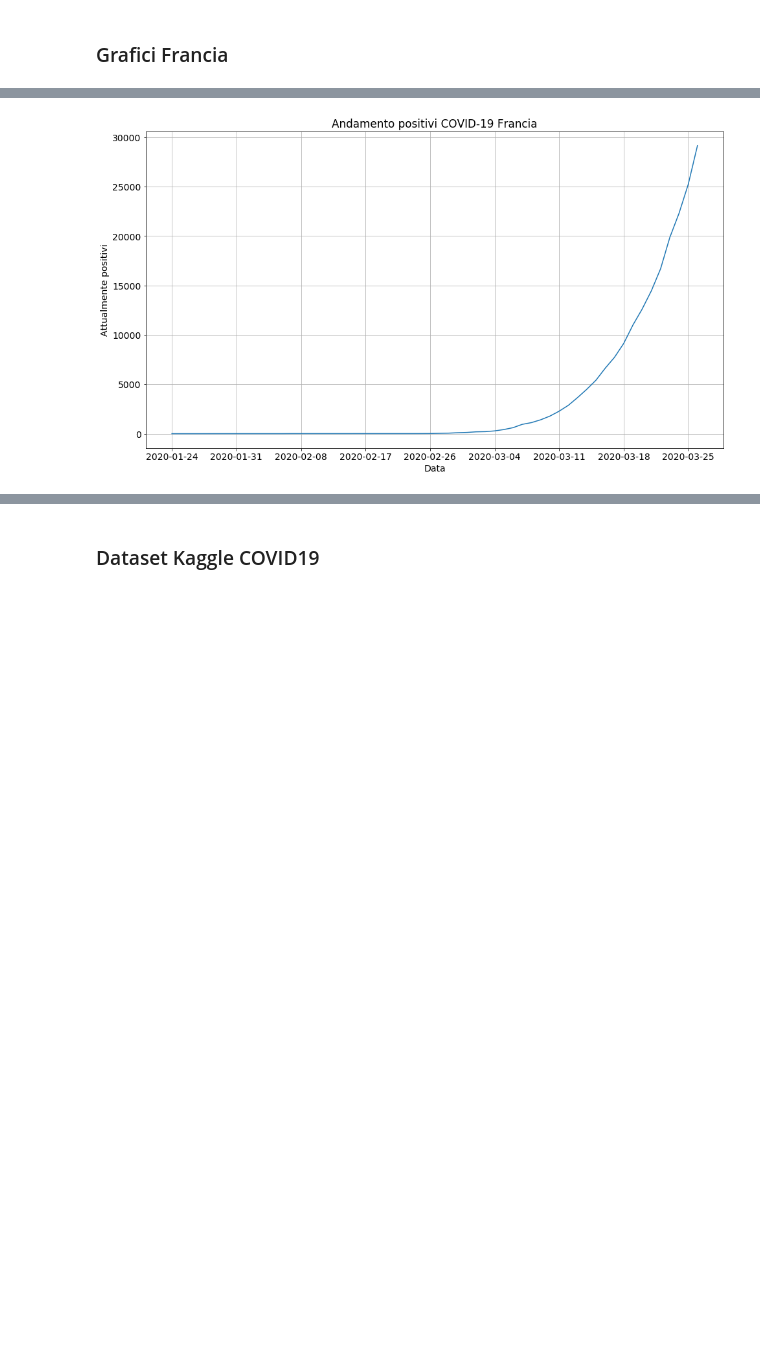
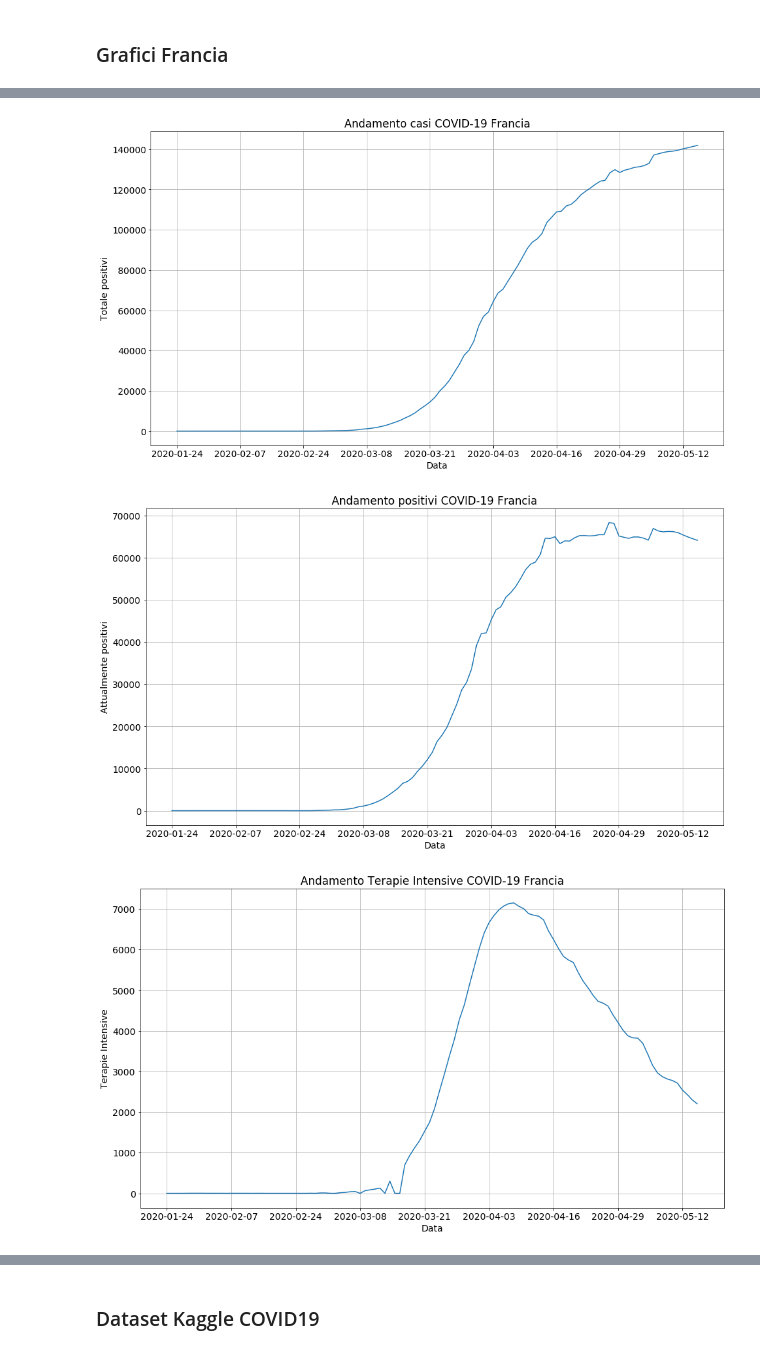
Before and after one commit to SimoneBottoni/laughing-robot, a Jupyter notebook: Totale.ipynb, the cells around one changed output, grey strips where cells are left out. Cells and saved outputs as stored; diff of their text form; code cells hidden in the pictures; blank space fills up the shorter version.

```diff
--- a/Totale.ipynb
+++ b/Totale.ipynb
@@ -540,21 +542,52 @@ Con questo primo grafico andiamo a visualizzare la crescita esponenziale del num
 # %%
 franceDataset = pd.read_csv("Datasets/Francia/france_clean.csv")
 
 #Recupero la lista delle date presenti per la nazione (X axis)
 date = franceDataset[franceDataset["maille_nom"] == "France"]["date"].tolist()
 
-#Recupero il numero dei casi positivi per giorno per la nazione (Y axis)
+#Recupero il numero dei casi totali positivi per giorno per la nazione (Y axis)
 numeroPositivi = franceDataset[franceDataset["maille_nom"] == "France"]["cas_confirmes"].tolist()
 
 #Creo il grafico e lo customizzo
 fig, ax = plt.subplots(figsize=(16,9))
 ax.plot(date, numeroPositivi)
-ax.set(xlabel = 'Data', ylabel = 'Attualmente positivi', title = 'Andamento positivi COVID-19 Francia')
-ax.xaxis.set_major_locator(MultipleLocator(7))
+ax.set(xlabel = 'Data', ylabel = 'Totale positivi', title = 'Andamento casi COVID-19 Francia')
+ax.xaxis.set_major_locator(MultipleLocator(13))
 ax.grid()
 
 #Mostro il grafico
 plt.show()
+
+
+#Recupero il numero dei casi attualmente positivi per giorno per la nazione (Y axis)
+francePos = franceDataset[franceDataset["maille_nom"] == "France"].copy()
+francePos["attualmente_positivi"] = francePos["cas_confirmes"]-francePos["deces"]-francePos["gueris"]
+
+numeroPositivi = francePos["attualmente_positivi"].tolist()
+#Creo il grafico e lo customizzo
+fig, ax = plt.subplots(figsize=(16,9))
+ax.plot(date, numeroPositivi)
+ax.set(xlabel = 'Data', ylabel = 'Attualmente positivi', title = 'Andamento positivi COVID-19 Francia')
+ax.xaxis.set_major_locator(MultipleLocator(13))
+ax.grid()
+
+#Mostro il grafico
+plt.show()
+
+#Recupero il numero delle terapie intensive per giorno per la nazione (Y axis)
+numeroTerapie = franceDataset[franceDataset["maille_nom"] == "France"]["reanimation"].tolist()
+
+#Creo il grafico e lo customizzo
+fig, ax = plt.subplots(figsize=(16,9))
+ax.plot(date, numeroTerapie)
+ax.set(xlabel = 'Data', ylabel = 'Terapie Intensive', title = 'Andamento Terapie Intensive COVID-19 Francia')
+ax.xaxis.set_major_locator(MultipleLocator(13))
+ax.grid()
+
+#Mostro il grafico
+plt.show()
 # %% [output]
-[figure, old version]
+[figure, new version]
+[figure, added]
+[figure, added]
 # %% [markdown]
```
Also changed, not shown: parts of 13 cells of this notebook, 1 other file.
